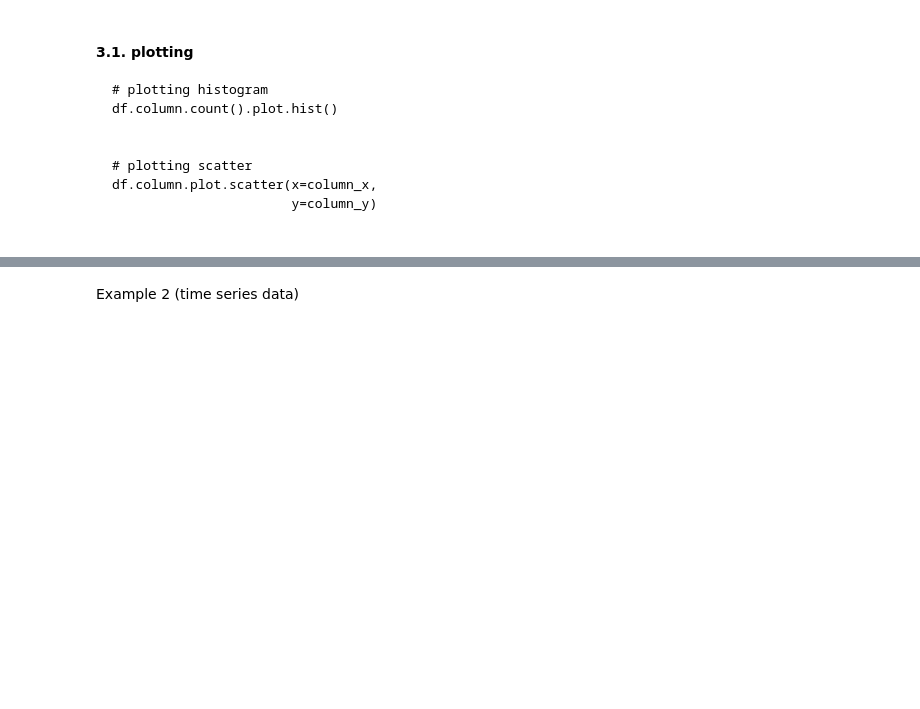
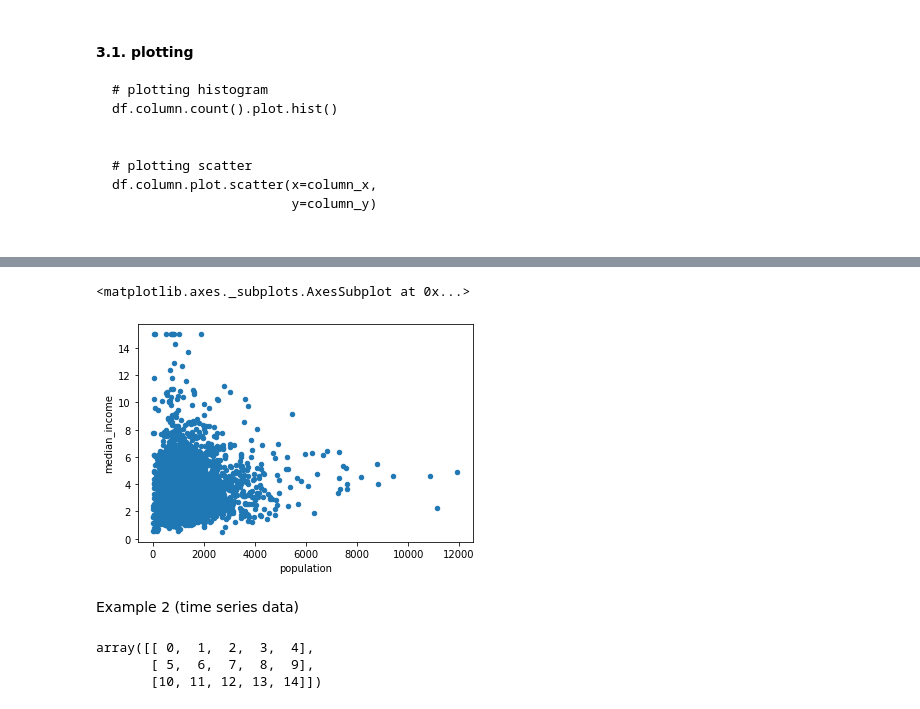
Before and after one commit to Dardeery/DataScience_Course, a Jupyter notebook: curriculum/python_essentials/Panadas.ipynb, the cells around one changed output, grey strips where cells are left out. Cells and saved outputs as stored; diff of their text form; code cells hidden in the pictures; blank space fills up the shorter version.

```diff
--- a/curriculum/python_essentials/Panadas.ipynb
+++ b/curriculum/python_essentials/Panadas.ipynb
@@ -175,2 +246,8 @@ data.population.plot()
+# %%
+data.plot.scatter(x='population',
+                  y='median_income')
+# %% [output]
+<matplotlib.axes._subplots.AxesSubplot at 0x...>
+[figure, added]
 # %% [markdown]
 Example 2 (time series data)
@@ -178,0 +256,6 @@ ex
+# %%
+np.arange(15).reshape(3, 5)
+# %% [output]
+array([[ 0,  1,  2,  3,  4],
+       [ 5,  6,  7,  8,  9],
+       [10, 11, 12, 13, 14]])
```
Also changed, not shown: parts of 17 cells of this notebook.
